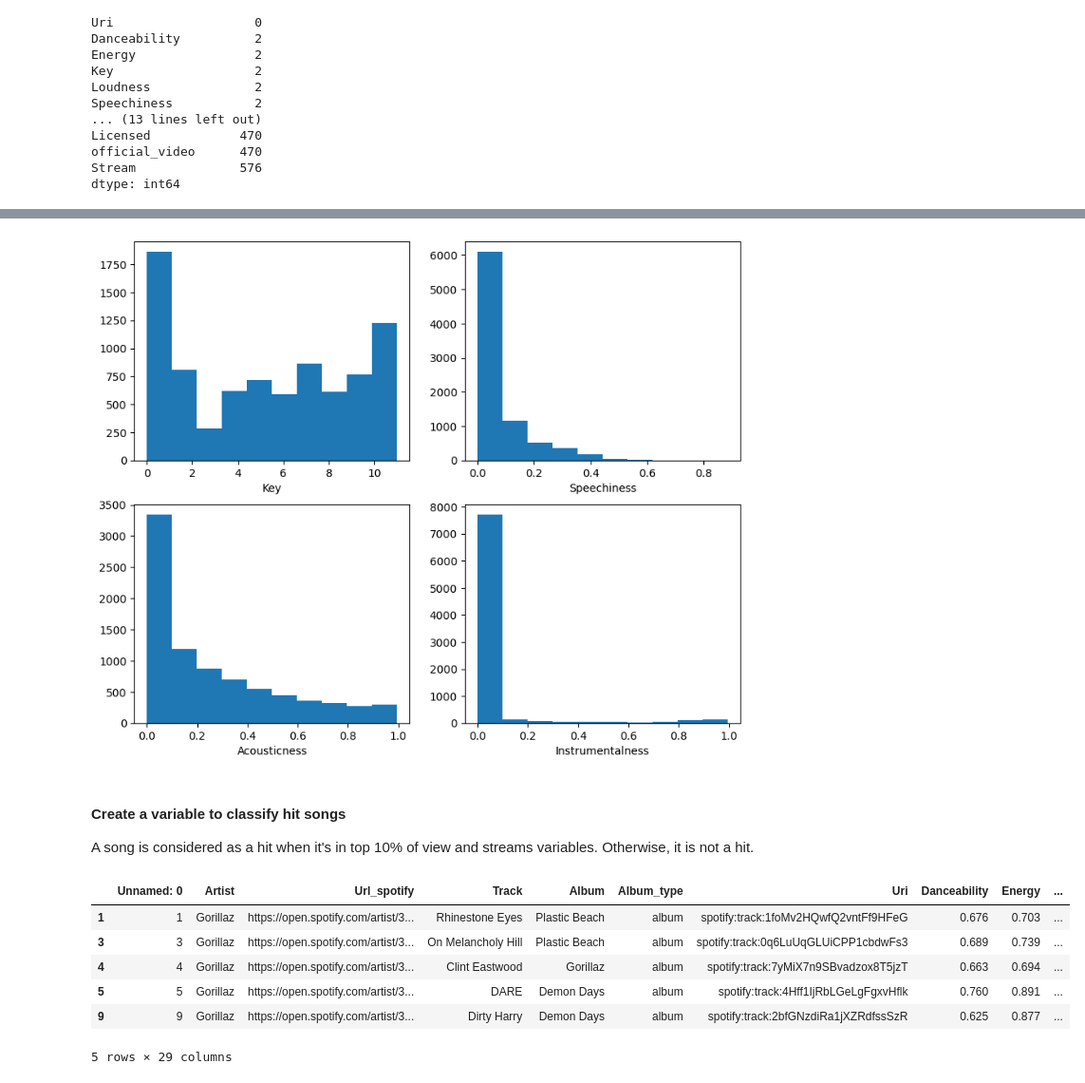
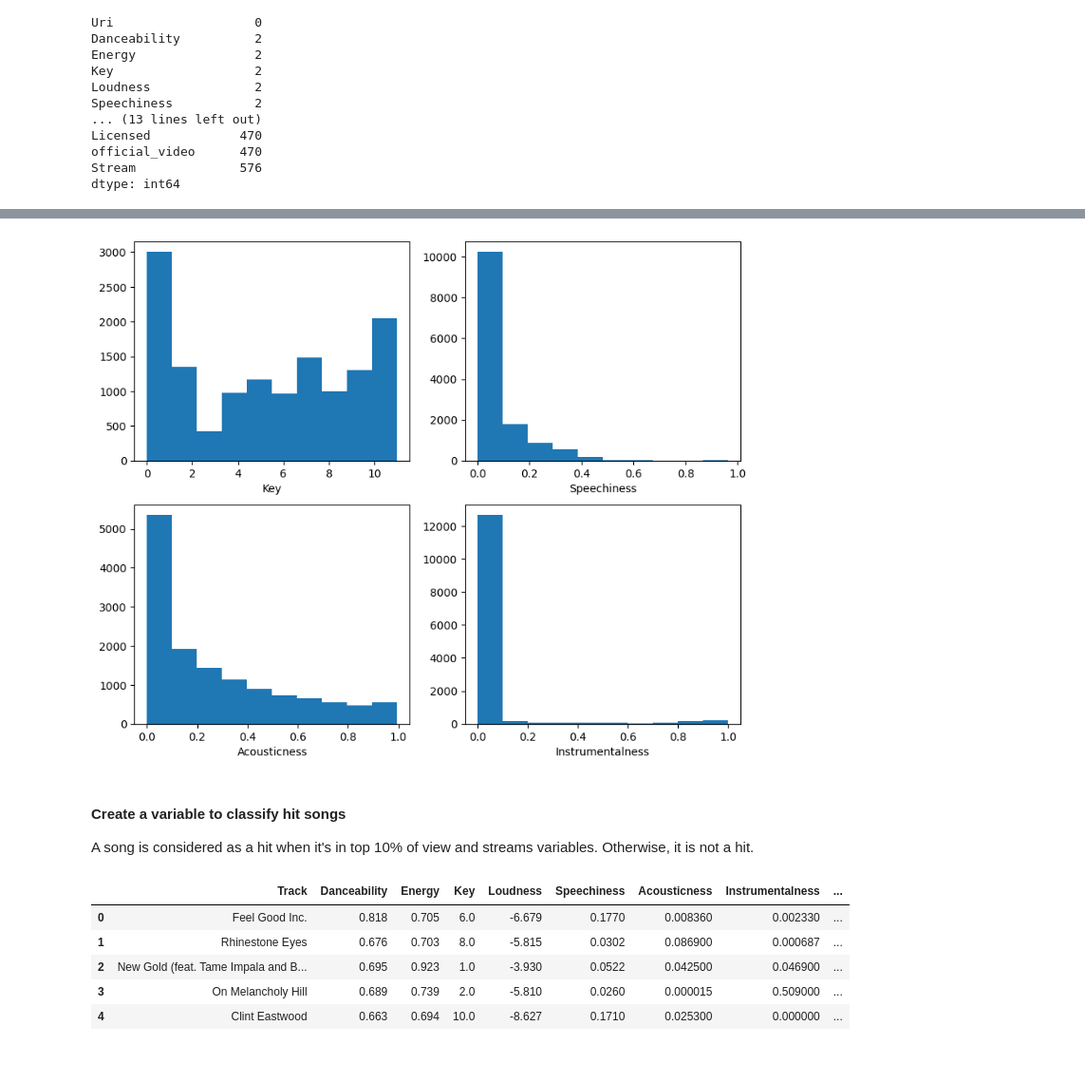
Before and after one commit to imjel/Progress2_ExploratoryDataAnalysis, a Jupyter notebook: Data analysis spotify youtube.ipynb, the cells around one changed output, grey strips where cells are left out. Shown: that part at 95% size. Saved outputs shown, nothing was run; the diff lists cells and outputs as text; code cells hidden in the pictures.

```diff
--- a/Data analysis spotify youtube.ipynb
+++ b/Data analysis spotify youtube.ipynb
@@ -77,8 +75,18 @@ Stream              576
 dtype: int64
 # %%
 # dropping null values and fixing song titles
-df = df[~df['Track'].str.contains(r'[^A-Za-z0-9\s\(\)]', na=False)]
+# df = df[~df['Track'].str.contains(r'[^A-Za-z0-9\s\(\)]', na=False)]
+
+# Drop irrelavant variables:
+url_cols = ['Unnamed: 0', 'Artist', 'Url_spotify','Album',
+            'Album_type', 'Uri', 'Url_youtube','Channel', 'Title','Description']
+
+df.drop(url_cols, axis=1, inplace=True)
+
 df.dropna(inplace=True)
 
 # dropping all songs with unlicensed videos
 df = df[df['Licensed'] == True]
+
+# print top rows
+df.head()
@@ -192,34 +218,33 @@ gx.set_xlabel('Instrumentalness')
 
 plt.show()
 # %% [output]
-[figure, old version]
+[figure, new version]
 # %% [markdown]
 #### Create a variable to classify hit songs
 
 A song is considered as a hit when it's in top 10% of view and streams variables. Otherwise, it is not a hit.
 # %%
-# Calculate the 90th percentile (top 10%) for Views and Streams
-views_threshold = df["Views"].quantile(0.9)
-streams_threshold = df["Stream"].quantile(0.9)
+# Calculate the 90th percentile (top 15%) for Views and Streams
+views_threshold = df["Views"].quantile(0.80)
+streams_threshold = df["Stream"].quantile(0.80)
 
 # Initialize the 'Hit' column with zeros
 df["Hit"] = 0
 
 # Loop through each row to determine if the song is a hit
 for index, row in df.iterrows():
-    # Check if both conditions are met: the song is in the top 10% for both Views and Streams
+    # the hit song is in the top 10% for both Views and Streams
     if row["Views"] >= views_threshold and row['Stream'] >= streams_threshold:
-        df.at[index, "Hit"] = 1  # Set to 1 for hits
+        df.at[index, "Hit"] = 1 # Set to 1 for hits
     else:
-        df.at[index, "Hit"] = 0  # Set to 0 otherwise (this line can be omitted as 'Hit' is initialized to 0)
+        df.at[index, "Hit"] = 0  # Set to 0 otherwise
 
 # Display the first few rows to verify the 'Hit' column
 df.head()
 # %% [output]
-|  | Unnamed: 0 | Artist | Url_spotify | Track | Album | Album_type | Uri | Danceability | Energy | ... |
-| 1 | 1 | Gorillaz | https://open.spotify.com/artist/3... | Rhinestone Eyes | Plastic Beach | album | spotify:track:1foMv2HQwfQ2vntFf9HFeG | 0.676 | 0.703 | ... |
-| 3 | 3 | Gorillaz | https://open.spotify.com/artist/3... | On Melancholy Hill | Plastic Beach | album | spotify:track:0q6LuUqGLUiCPP1cbdwFs3 | 0.689 | 0.739 | ... |
-| 4 | 4 | Gorillaz | https://open.spotify.com/artist/3... | Clint Eastwood | Gorillaz | album | spotify:track:7yMiX7n9SBvadzox8T5jzT | 0.663 | 0.694 | ... |
-| 5 | 5 | Gorillaz | https://open.spotify.com/artist/3... | DARE | Demon Days | album | spotify:track:4Hff1IjRbLGeLgFgxvHflk | 0.760 | 0.891 | ... |
-| 9 | 9 | Gorillaz | https://open.spotify.com/artist/3... | Dirty Harry | Demon Days | album | spotify:track:2bfGNzdiRa1jXZRdfssSzR | 0.625 | 0.877 | ... |
+|  | Track | Danceability | Energy | Key | Loudness | Speechiness | Acousticness | Instrumentalness | ... |
+| 0 | Feel Good Inc. | 0.818 | 0.705 | 6.0 | -6.679 | 0.1770 | 0.008360 | 0.002330 | ... |
+| 1 | Rhinestone Eyes | 0.676 | 0.703 | 8.0 | -5.815 | 0.0302 | 0.086900 | 0.000687 | ... |
+| 2 | New Gold (feat. Tame Impala and B... | 0.695 | 0.923 | 1.0 | -3.930 | 0.0522 | 0.042500 | 0.046900 | ... |
+| 3 | On Melancholy Hill | 0.689 | 0.739 | 2.0 | -5.810 | 0.0260 | 0.000015 | 0.509000 | ... |
+| 4 | Clint Eastwood | 0.663 | 0.694 | 10.0 | -8.627 | 0.1710 | 0.025300 | 0.000000 | ... |
-5 rows × 29 columns
```
Also changed, not shown: parts of 15 cells of this notebook.
